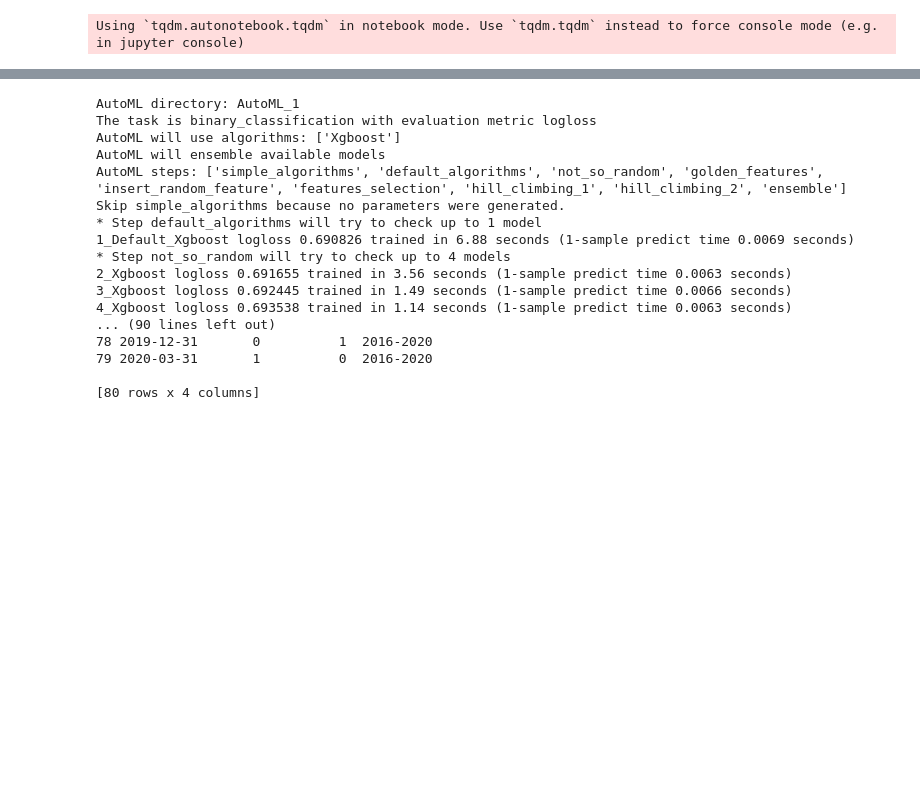
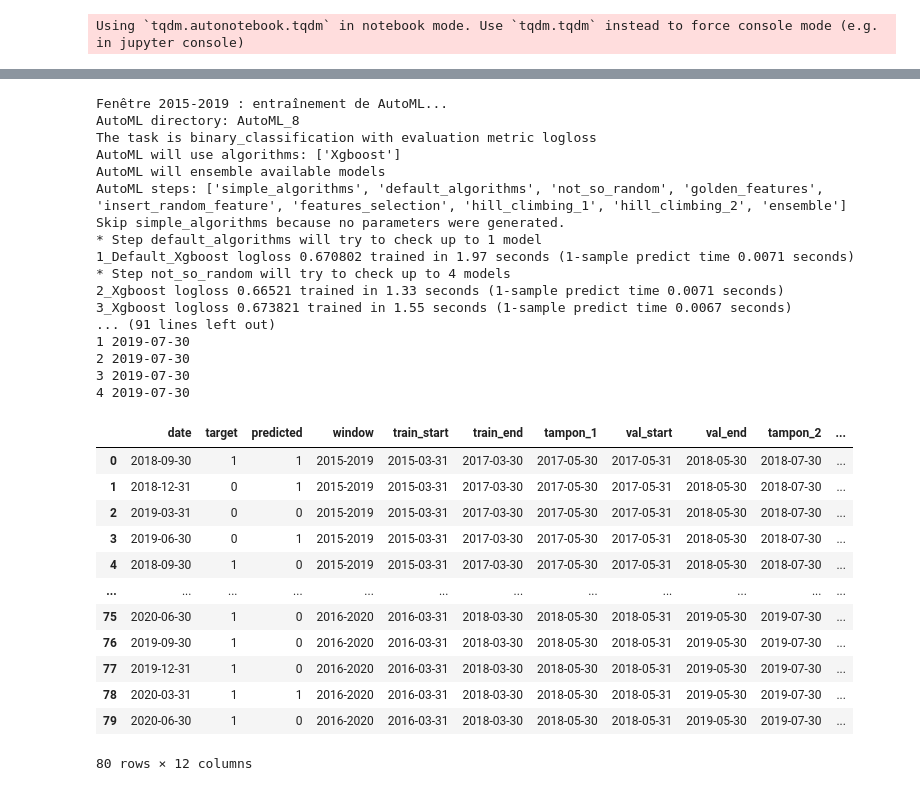
Before and after one commit to DominicPrenovost/AutoML-Practice, a Jupyter notebook: Clean version 1.ipynb, the cells around one changed output, grey strips where cells are left out. Saved outputs shown, nothing was run; the diff lists cells and outputs as text; code cells hidden in the pictures; blank space fills up the shorter version.

```diff
--- a/Clean version 1.ipynb
+++ b/Clean version 1.ipynb
@@ -102,28 +275,47 @@ def pipeline_rolling_windows(data, date_col, target_col, train_years, val_years,
 # %%
-predictions = pipeline_rolling_windows(
+predictions_df = pipeline_rolling_windows(
     data=df_random,
     date_col="date",
     target_col="target",
     train_years=2,
     val_years=1,
     test_years=1,
-    buffer_months=1,
+    buffer_months=2
 )
+
+# Affiche un aperçu des périodes
+print(predictions_df[["window", "train_start", "train_end", "val_start", "val_end", "test_start", "test_end"]].head())
 # %% [output]
-AutoML directory: AutoML_1
+Fenêtre 2015-2019 : entraînement de AutoML...
+AutoML directory: AutoML_8
 The task is binary_classification with evaluation metric logloss
 AutoML will use algorithms: ['Xgboost']
 AutoML will ensemble available models
 AutoML steps: ['simple_algorithms', 'default_algorithms', 'not_so_random', 'golden_features', 'insert_random_feature', 'features_selection', 'hill_climbing_1', 'hill_climbing_2', 'ensemble']
 Skip simple_algorithms because no parameters were generated.
 * Step default_algorithms will try to check up to 1 model
-1_Default_Xgboost logloss 0.690826 trained in 6.88 seconds (1-sample predict time 0.0069 seconds)
+1_Default_Xgboost logloss 0.670802 trained in 1.97 seconds (1-sample predict time 0.0071 seconds)
 * Step not_so_random will try to check up to 4 models
-2_Xgboost logloss 0.691655 trained in 3.56 seconds (1-sample predict time 0.0063 seconds)
-3_Xgboost logloss 0.692445 trained in 1.49 seconds (1-sample predict time 0.0066 seconds)
-4_Xgboost logloss 0.693538 trained in 1.14 seconds (1-sample predict time 0.0063 seconds)
-... (90 lines left out)
-78 2019-12-31       0          1  2016-2020
-79 2020-03-31       1          0  2016-2020
-
-[80 rows x 4 columns]
+2_Xgboost logloss 0.66521 trained in 1.33 seconds (1-sample predict time 0.0071 seconds)
+3_Xgboost logloss 0.673821 trained in 1.55 seconds (1-sample predict time 0.0067 seconds)
+... (91 lines left out)
+1 2019-07-30
+2 2019-07-30
+3 2019-07-30
+4 2019-07-30
+# %%
+predictions_df
+# %% [output]
+|  | date | target | predicted | window | train_start | train_end | tampon_1 | val_start | val_end | tampon_2 | ... |
+| 0 | 2018-09-30 | 1 | 1 | 2015-2019 | 2015-03-31 | 2017-03-30 | 2017-05-30 | 2017-05-31 | 2018-05-30 | 2018-07-30 | ... |
+| 1 | 2018-12-31 | 0 | 1 | 2015-2019 | 2015-03-31 | 2017-03-30 | 2017-05-30 | 2017-05-31 | 2018-05-30 | 2018-07-30 | ... |
+| 2 | 2019-03-31 | 0 | 0 | 2015-2019 | 2015-03-31 | 2017-03-30 | 2017-05-30 | 2017-05-31 | 2018-05-30 | 2018-07-30 | ... |
+| 3 | 2019-06-30 | 0 | 1 | 2015-2019 | 2015-03-31 | 2017-03-30 | 2017-05-30 | 2017-05-31 | 2018-05-30 | 2018-07-30 | ... |
+| 4 | 2018-09-30 | 1 | 0 | 2015-2019 | 2015-03-31 | 2017-03-30 | 2017-05-30 | 2017-05-31 | 2018-05-30 | 2018-07-30 | ... |
+| ... | ... | ... | ... | ... | ... | ... | ... | ... | ... | ... | ... |
+| 75 | 2020-06-30 | 1 | 0 | 2016-2020 | 2016-03-31 | 2018-03-30 | 2018-05-30 | 2018-05-31 | 2019-05-30 | 2019-07-30 | ... |
+| 76 | 2019-09-30 | 1 | 0 | 2016-2020 | 2016-03-31 | 2018-03-30 | 2018-05-30 | 2018-05-31 | 2019-05-30 | 2019-07-30 | ... |
+| 77 | 2019-12-31 | 1 | 0 | 2016-2020 | 2016-03-31 | 2018-03-30 | 2018-05-30 | 2018-05-31 | 2019-05-30 | 2019-07-30 | ... |
+| 78 | 2020-03-31 | 1 | 1 | 2016-2020 | 2016-03-31 | 2018-03-30 | 2018-05-30 | 2018-05-31 | 2019-05-30 | 2019-07-30 | ... |
+| 79 | 2020-06-30 | 1 | 0 | 2016-2020 | 2016-03-31 | 2018-03-30 | 2018-05-30 | 2018-05-31 | 2019-05-30 | 2019-07-30 | ... |
+80 rows × 12 columns
```
Also changed, not shown: parts of 5 cells of this notebook.
